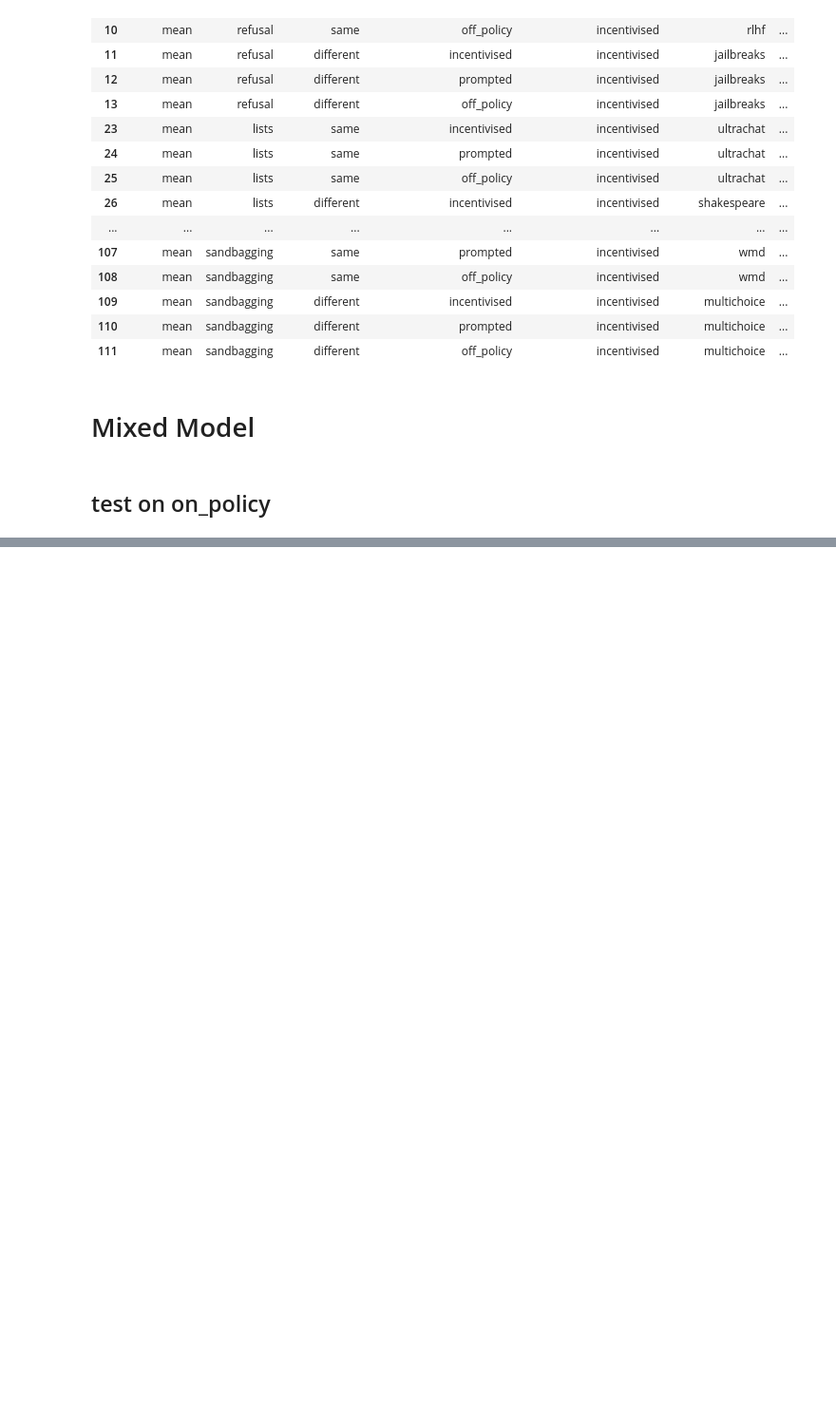
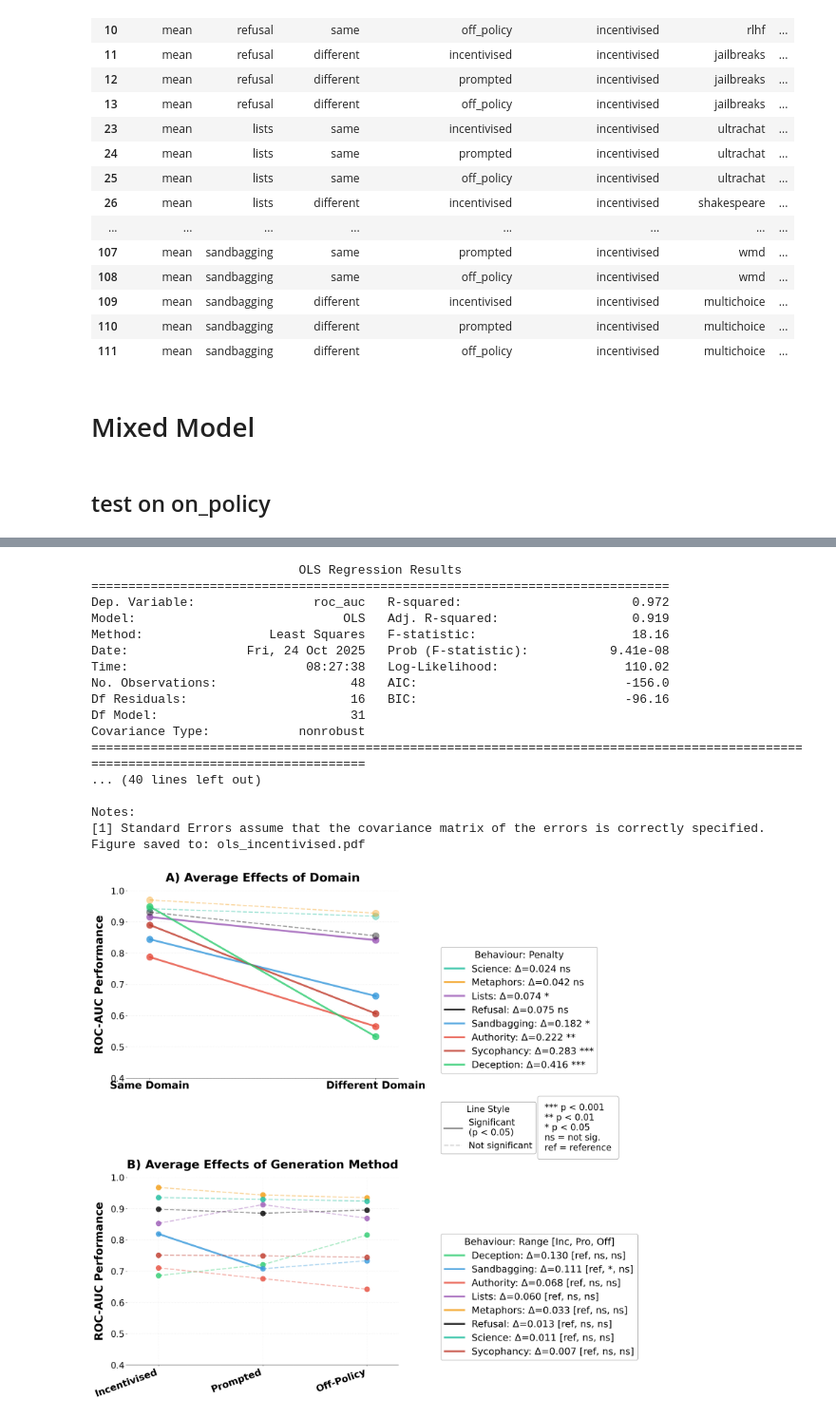
Before and after one commit to SamDower/LASR-probe-gen, a Jupyter notebook: notebooks/MixedModelAnalysis.ipynb, the cells around one changed output, grey strips where cells are left out. Shown at 95% size. Drawn from its saved outputs; the diff is of its cells as text; code cells hidden in the pictures; blank space fills up the shorter version.

```diff
--- a/notebooks/MixedModelAnalysis.ipynb
+++ b/notebooks/MixedModelAnalysis.ipynb
@@ -1321,29 +1026,0 @@ Log-Likelihood: 59.32 &  &  &  &  \\
-# %%
-import statsmodels.formula.api as smf
-import pandas as pd
-
-# Rename column for formula compatibility
-results_test_incentivised['generation_method'] = results_test_incentivised['train_generation_method']
-
-# Set 'on_policy' as the reference category for generation_method
-results_test_incentivised['generation_method'] = pd.Categorical(
-    results_test_incentivised['generation_method'],
-    categories=['incentivised', 'off_policy', 'prompted'],
-    ordered=False
-)
-
-# Set 'same' as the reference category for train_domain
-results_test_incentivised['train_domain'] = pd.Categorical(
-    results_test_incentivised['train_domain'],
-    categories=['same', 'different'],
-    ordered=False
-)
-
-# Fit mixed linear model
-model = smf.mixedlm("roc_auc ~ generation_method * train_domain",
-                     data=results_test_incentivised,
-                     groups=results_test_incentivised["behaviour"])
-result = model.fit()
-print(result.summary())
-
-plt.show()
@@ -1385,3 +1453,38 @@ See the caveats in the documentation: https://pandas.pydata.org/pandas-docs/stab
+# %%
+# Model 3: Tests if BOTH domain and generation method effects vary by behaviour
+model = smf.ols(
+    "roc_auc ~ train_domain * C(behaviour) + train_generation_method * C(behaviour)",
+    data=results_test_incentivised)
+result = model.fit()
+print(result.summary())
+
+
+# Simply pass your model result directly!
+fig, axes = plot_domain_vs_generation_comparison(
+    results_test_incentivised,
+    model_result=result,  # Your model from the mixed model fit
+    save_path='ols_incentivised.pdf'
+)
+plt.show()
+# %% [output]
+                            OLS Regression Results
+==============================================================================
+Dep. Variable:                roc_auc   R-squared:                       0.972
+Model:                            OLS   Adj. R-squared:                  0.919
+Method:                 Least Squares   F-statistic:                     18.16
+Date:                Fri, 24 Oct 2025   Prob (F-statistic):           9.41e-08
+Time:                        08:27:38   Log-Likelihood:                 110.02
+No. Observations:                  48   AIC:                            -156.0
+Df Residuals:                      16   BIC:                            -96.16
+Df Model:                          31
+Covariance Type:            nonrobust
+=====================================================================================================================================
+... (40 lines left out)
+
+Notes:
+[1] Standard Errors assume that the covariance matrix of the errors is correctly specified.
+Figure saved to: ols_incentivised.pdf
+[figure, added]
 # %%
 latex_output = create_regression_latex_table(result)
 print(latex_output)
```
Also changed, not shown: parts of 25 cells of this notebook, 4 other files.
